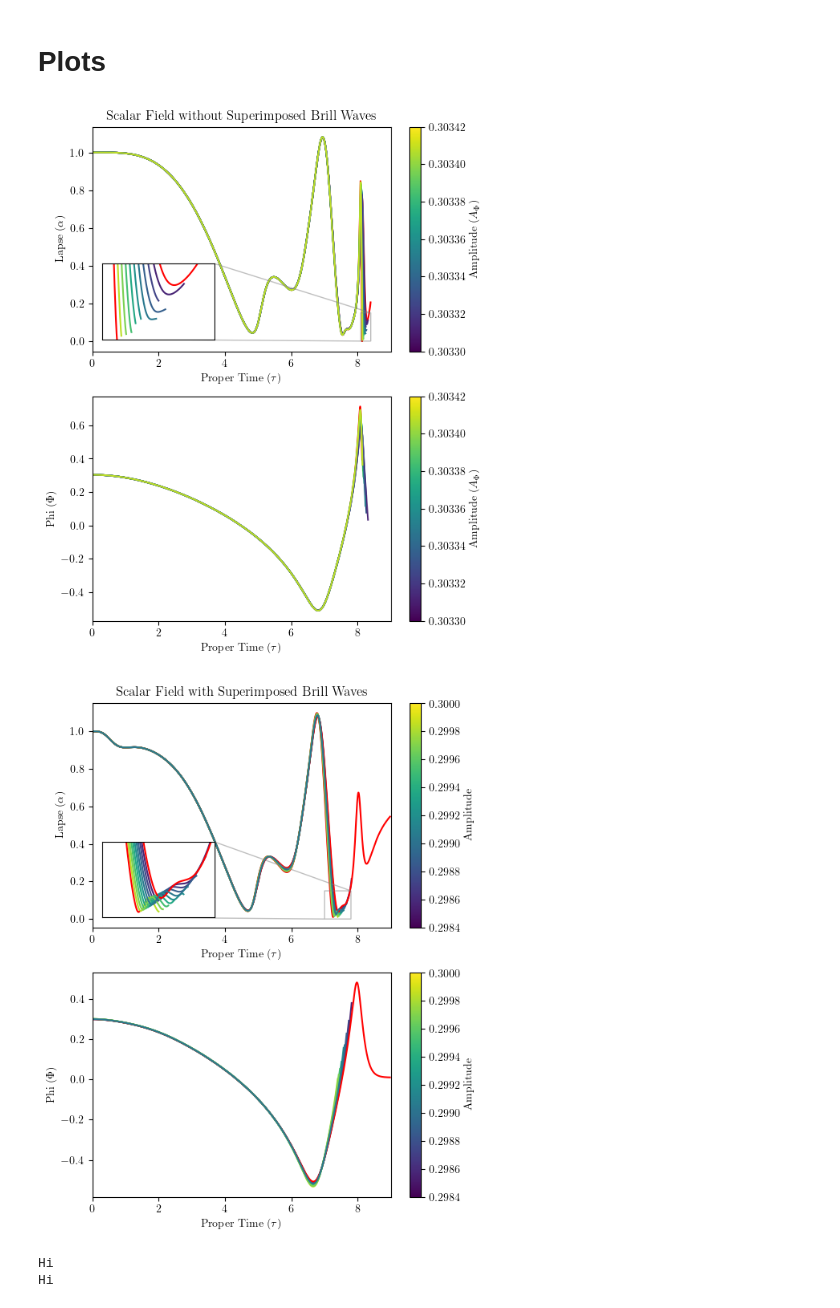
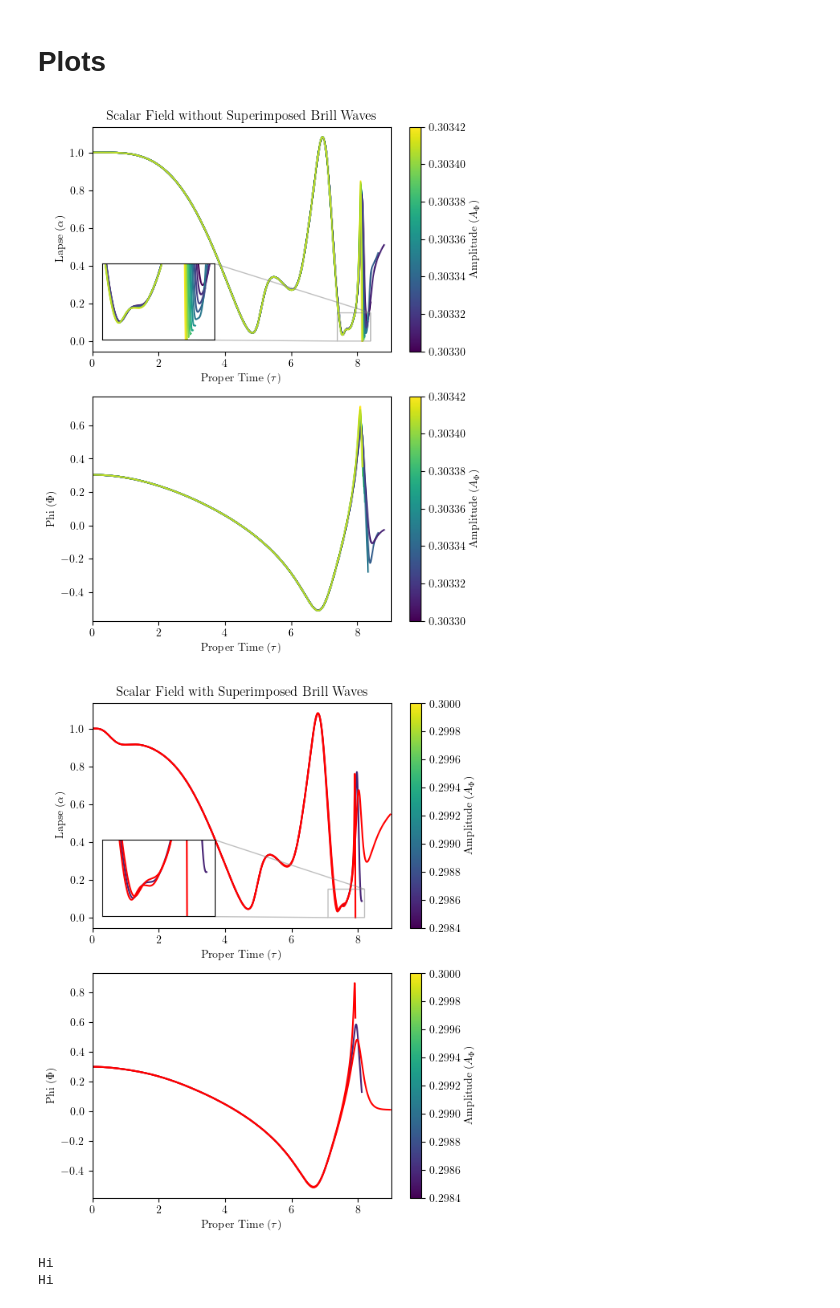
Before and after one commit to sylviamesicek/aeon, a Jupyter notebook: scripts/notebooks/evolve_history.ipynb, the cells around one changed output. Saved outputs shown, nothing was run; the diff lists cells and outputs as text; code cells hidden in the pictures.

```diff
--- a/scripts/notebooks/evolve_history.ipynb
+++ b/scripts/notebooks/evolve_history.ipynb
@@ -77,8 +77,8 @@ for i in range(0, len(scalar_amplitudes)):
     if not (scalar_amplitudes[i] in [0.303312, 0.30332400000000004, 0.303336, 0.303348, 0.30336, 0.30337200000000003, 0.303384, 0.303396, 0.303408] or scalar_amplitudes[i] in highlight_range):
         continue
 
-    if scalar_amplitudes[i] in highlight_range:
-        color = "red"
+    # if scalar_amplitudes[i] in highlight_range:
+    #     color = "red"
 
     # if highlight_range[0] <= scalar_amplitudes[i] and scalar_amplitudes[i] <= highlight_range[1]:
     #     color = 'red'
@@ -93,7 +93,8 @@ for i in range(0, len(scalar_amplitudes)):
     inset_ax.plot(scalar_data[i]["proper_time"], scalar_data[i]["alpha"], color=color)
 
 
-inset_ax.set_xlim(8.1, 8.4)
+# inset_ax.set_xlim(8.1, 8.4)
+inset_ax.set_xlim(7.4, 8.4)
 inset_ax.set_ylim(0.0, 0.15)
 inset_ax.set_xticks([])
 inset_ax.set_yticks([])
@@ -121,7 +122,7 @@ fig.savefig("figures/scalar_field_without_brill_waves.pdf", bbox_inches='tight')
 
 plt.show()
 # %% [output]
-[figure, old version]
+[figure, new version]
 # %%
 fig, axes = plt.subplots(2, 1, figsize=(6, 8))
 
@@ -149,46 +150,51 @@ for i in range(0, len(combo_amplitudes)):
     # if combo_amplitudes[i] < highlight_range[0] or combo_amplitudes[i] > highlight_range[1]:
     #     continue
 
-    if not (combo_amplitudes[i] in [0.29856000000000005, 0.29872, 0.29888, 0.29904, 0.2992, 0.29936, 0.29952, 0.29967999999999995, 0.29984] or combo_amplitudes[i] in highlight_range):
-        continue
+    # if not (combo_amplitudes[i] in [0.29856000000000005, 0.29872, 0.29888, 0.29904, 0.2992, 0.29936, 0.29952, 0.29967999999999995, 0.29984] or combo_amplitudes[i] in highlight_range):
+    #     continue
 
-    if combo_amplitudes[i] in highlight_range:
+    # if combo_amplitudes[i] > 0.29872:
+    #     continue
+
+    if combo_amplitudes[i] == 0.29872 or combo_amplitudes[i] == 0.2984:
         color = "red"
+
+    # if combo_amplitudes[i] in highlight_range:
+    #     color = "red"
 
     axes[0].plot(combo_data[i]["proper_time"], combo_data[i]["alpha"], color=color)
     if "phi0" in combo_data[i].columns:
         axes[1].plot(combo_data[i]["proper_time"], combo_data[i]["phi0"], color=color)
     inset_ax.plot(combo_data[i]["proper_time"], combo_data[i]["alpha"], color=color)
 
 sm = cm.ScalarMappable(cmap=colormap, norm=norm)
 sm.set_array(combo_amplitudes)
 cbar = fig.colorbar(sm, ax=axes[0], orientation="vertical")
 cbar.set_label(r"Amplitude ($A_\Phi$)")
 
 cbar = fig.colorbar(sm, ax=axes[1], orientation="vertical")
 cbar.set_label(r"Amplitude ($A_\Phi$)")
 
-inset_ax.set_xlim(7.0, 7.8)
+inset_ax.set_xlim(7.1, 8.2)
 inset_ax.set_ylim(0.0, 0.15)
 inset_ax.set_xticks([])
 inset_ax.set_yticks([])
 axes[0].indicate_inset_zoom(inset_ax)
 
 axes[0].set_title("Scalar Field with Superimposed Brill Waves")
 axes[0].set_xlim(0.0, 9.0)
 axes[0].set_xlabel(r"Proper Time ($\tau$)")
 axes[0].set_ylabel(r"Lapse ($\alpha$)")
 
 axes[1].set_xlim(0.0, 9.0)
 axes[1].set_xlabel(r"Proper Time ($\tau$)")
 axes[1].set_ylabel(r"Phi ($\Phi$)")
 
 fig.savefig("figures/scalar_field_with_brill_waves.pdf", bbox_inches='tight')
 
-
 plt.show()
 # %% [output]
-[figure, old version]
+[figure, new version]
 # %%
 
 fig, axes = plt.subplots(2, 1, figsize=(10, 12))
```
Also changed, not shown: 23 other files.
